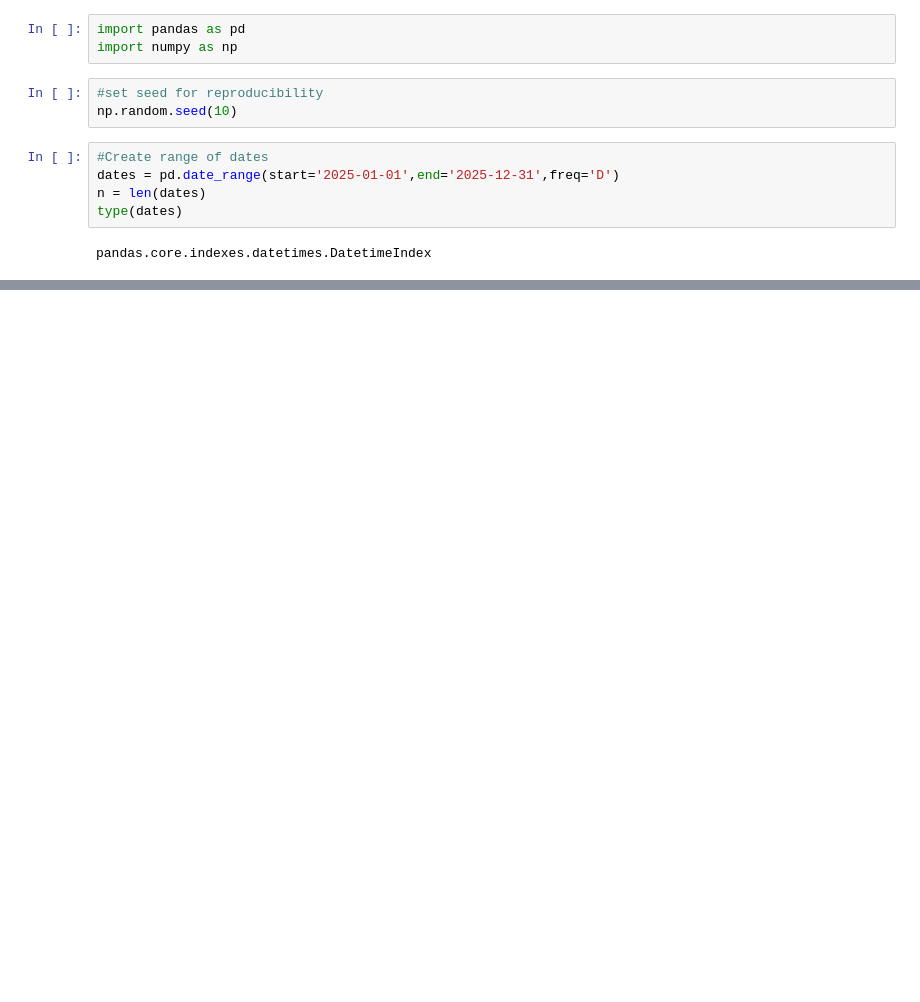
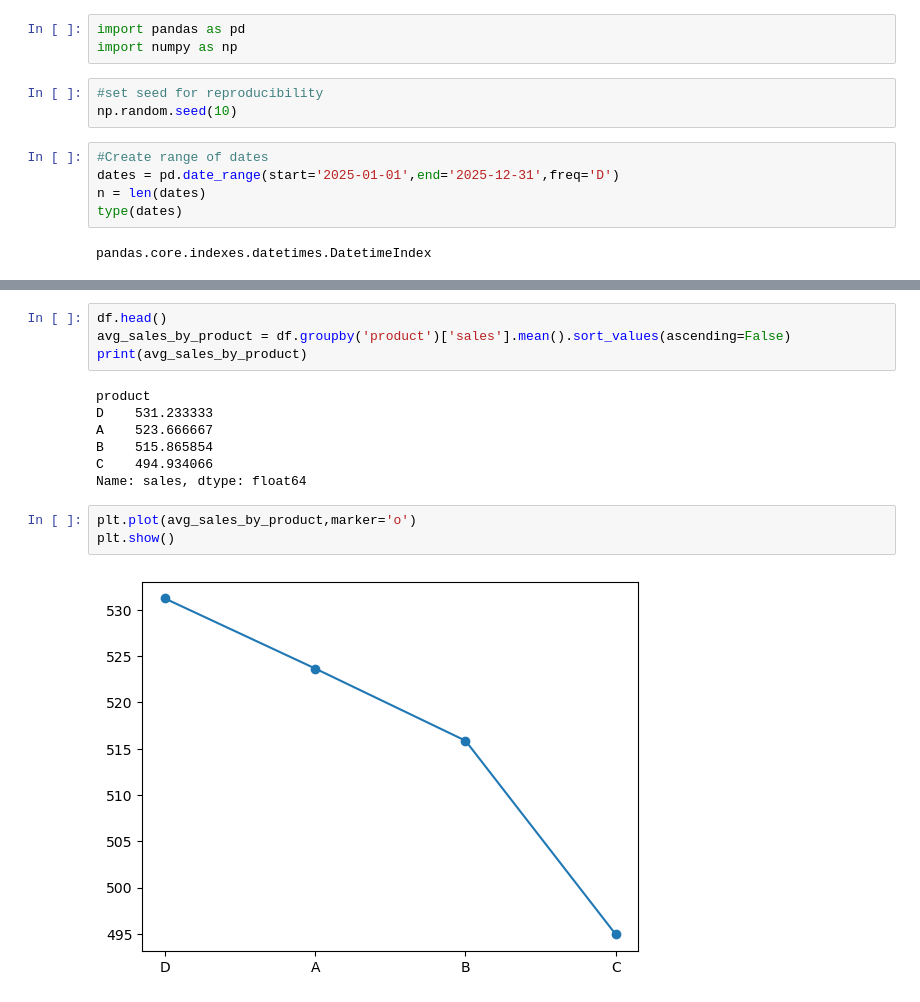
Before and after one commit to Msanjayds/Machine_Learning_Projects, a Jupyter notebook: 1. Libraries/b.Pandas_usecase.ipynb, the cells around one changed output, grey strips where cells are left out. Saved outputs shown, nothing was run; the diff lists cells and outputs as text; blank space fills up the shorter version.

```diff
--- a/1. Libraries/b.Pandas_usecase.ipynb
+++ b/1. Libraries/b.Pandas_usecase.ipynb
@@ -30,0 +144,16 @@ df.head()
+# %%
+df.head()
+avg_sales_by_product = df.groupby('product')['sales'].mean().sort_values(ascending=False)
+print(avg_sales_by_product)
+# %% [output]
+product
+D    531.233333
+A    523.666667
+B    515.865854
+C    494.934066
+Name: sales, dtype: float64
+# %%
+plt.plot(avg_sales_by_product,marker='o')
+plt.show()
+# %% [output]
+[figure, added]
```
Also changed, not shown: parts of 21 cells of this notebook, 1 other file.
